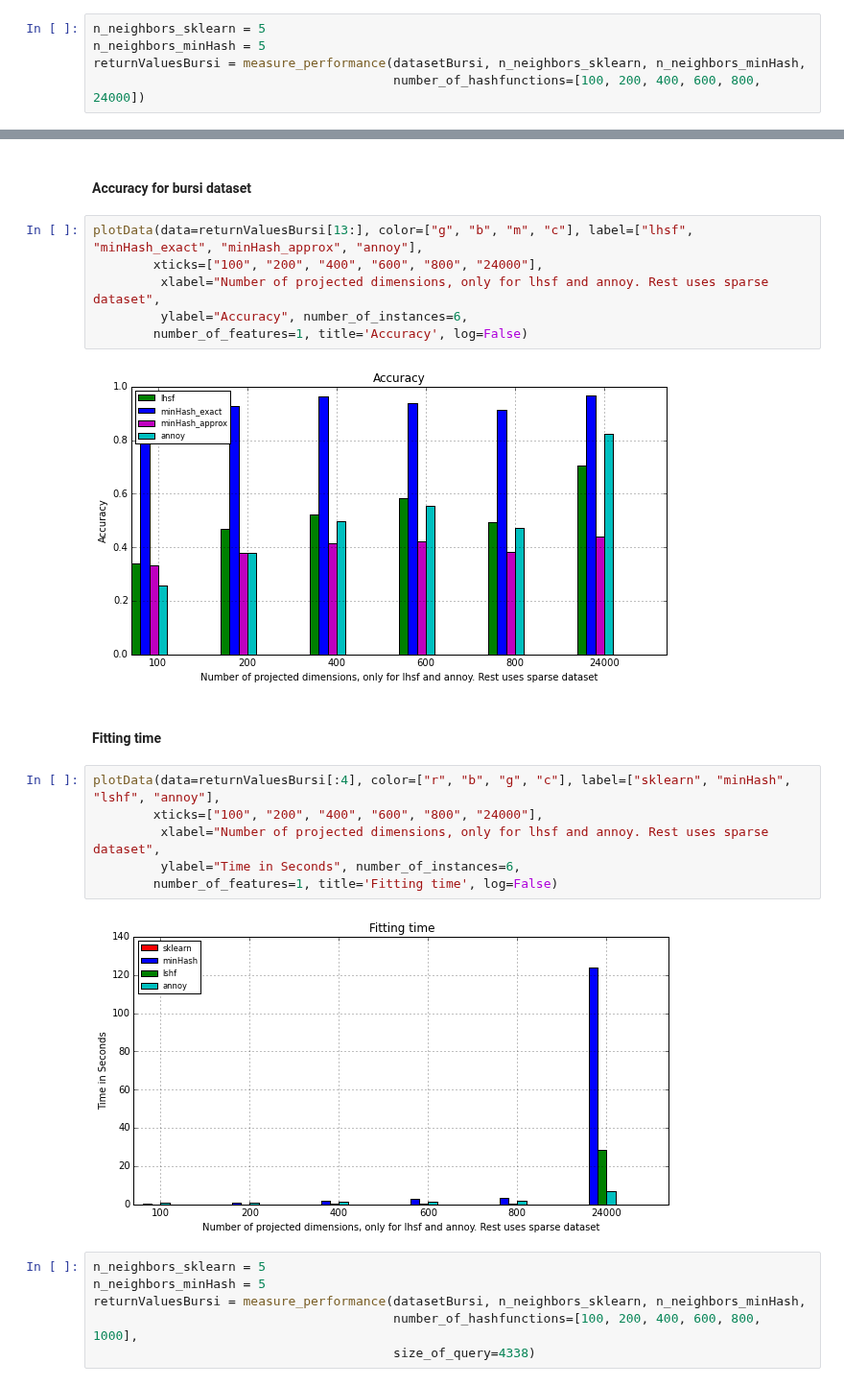
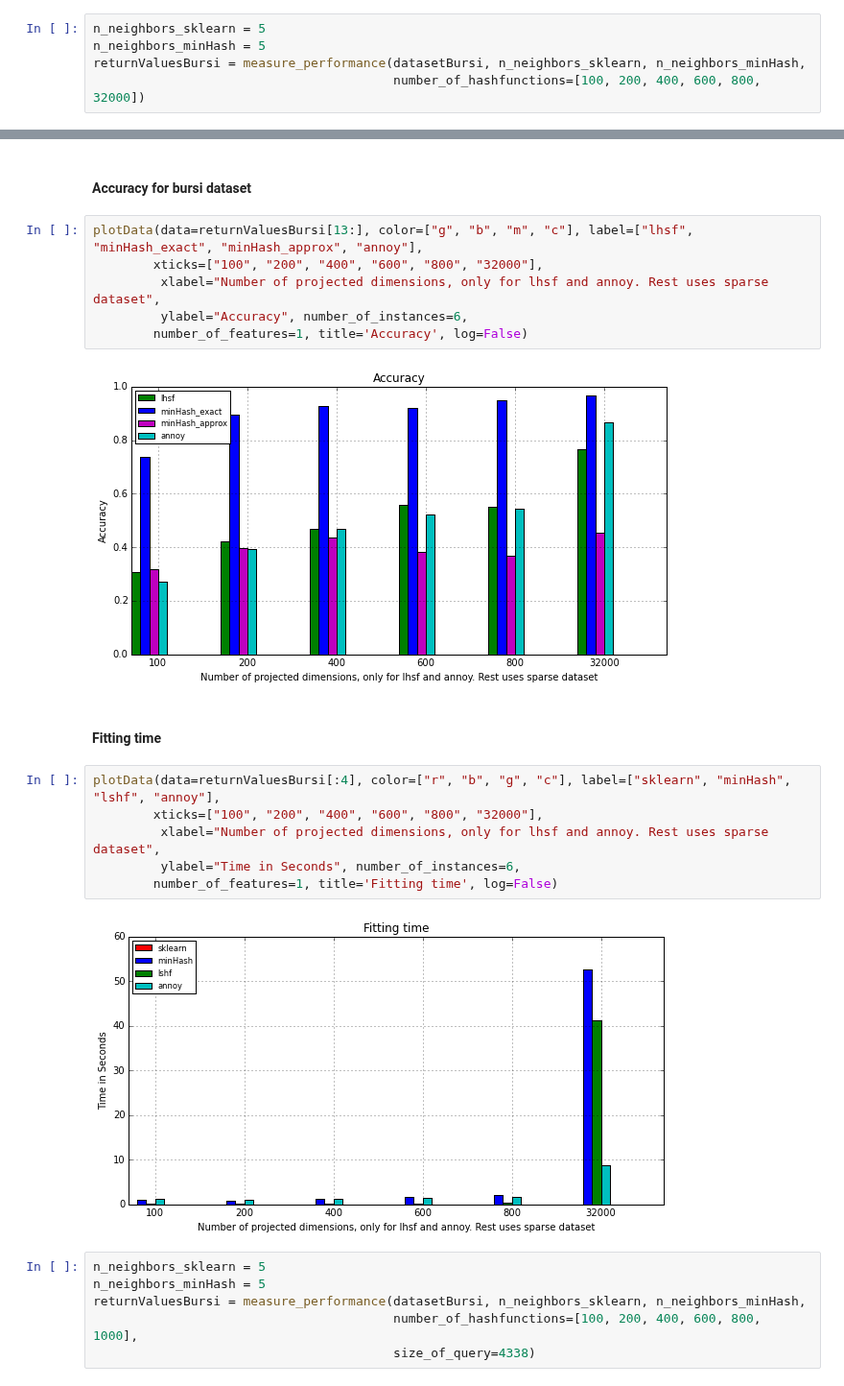
Before and after one commit to joachimwolff/sparse-neighbors-search, a Jupyter notebook: example/Bursi_dataset.ipynb, the cells around one changed output, grey strips where cells are left out. Shown at 96% size. Drawn from its saved outputs; the diff is of its cells as text.

```diff
--- a/example/Bursi_dataset.ipynb
+++ b/example/Bursi_dataset.ipynb
@@ -47,7 +47,7 @@ Computed on Intel i5-5200U 2.2 GHz, 8 GB RAM, Ubuntu Linux 14.04
 n_neighbors_sklearn = 5
 n_neighbors_minHash = 5
 returnValuesBursi = measure_performance(datasetBursi, n_neighbors_sklearn, n_neighbors_minHash,
-                                        number_of_hashfunctions=[100, 200, 400, 600, 800, 24000])
+                                        number_of_hashfunctions=[100, 200, 400, 600, 800, 32000])
 # %% [markdown]
 #### Query time: Perform one time 50 queries at once
 # %%
@@ -71,22 +71,22 @@ plotData(data=returnValuesBursi[4:9], color=["r", "b", "m", "g", "c"], label=["s
 #### Accuracy for bursi dataset
 # %%
 plotData(data=returnValuesBursi[13:], color=["g", "b", "m", "c"], label=["lhsf", "minHash_exact", "minHash_approx", "annoy"],
-        xticks=["100", "200", "400", "600", "800", "24000"],
+        xticks=["100", "200", "400", "600", "800", "32000"],
          xlabel="Number of projected dimensions, only for lhsf and annoy. Rest uses sparse dataset",
          ylabel="Accuracy", number_of_instances=6,
         number_of_features=1, title='Accuracy', log=False)
 # %% [output]
-[figure, old version]
+[figure, new version]
 # %% [markdown]
 #### Fitting time
 # %%
 plotData(data=returnValuesBursi[:4], color=["r", "b", "g", "c"], label=["sklearn", "minHash", "lshf", "annoy"],
-        xticks=["100", "200", "400", "600", "800", "24000"],
+        xticks=["100", "200", "400", "600", "800", "32000"],
          xlabel="Number of projected dimensions, only for lhsf and annoy. Rest uses sparse dataset",
          ylabel="Time in Seconds", number_of_instances=6,
         number_of_features=1, title='Fitting time', log=False)
 # %% [output]
-[figure, old version]
+[figure, new version]
 # %%
 n_neighbors_sklearn = 5
 n_neighbors_minHash = 5
```
Also changed, not shown: parts of 3 cells of this notebook.
